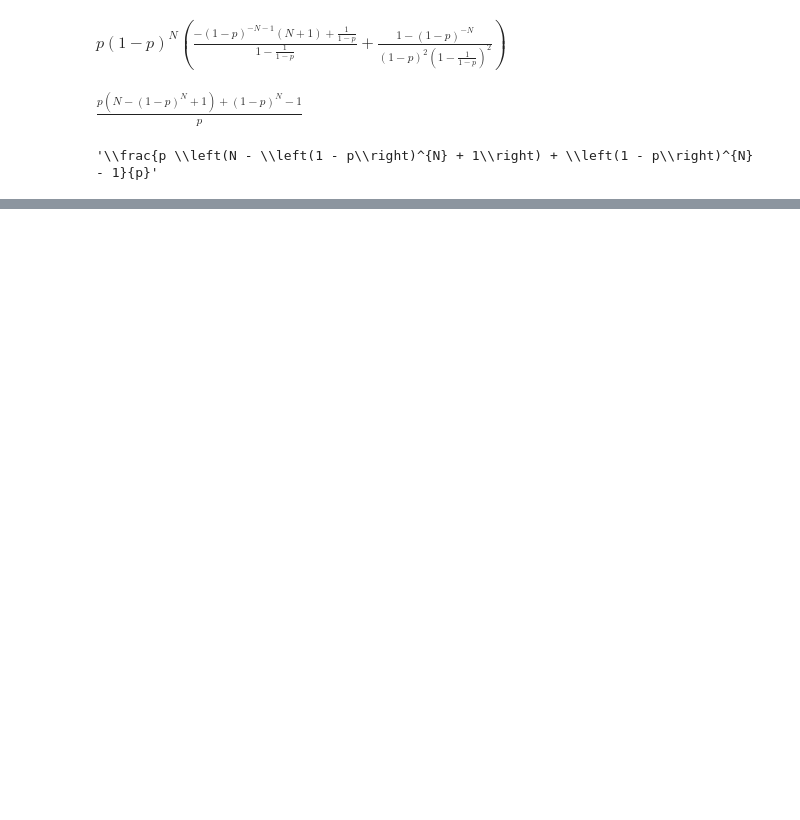
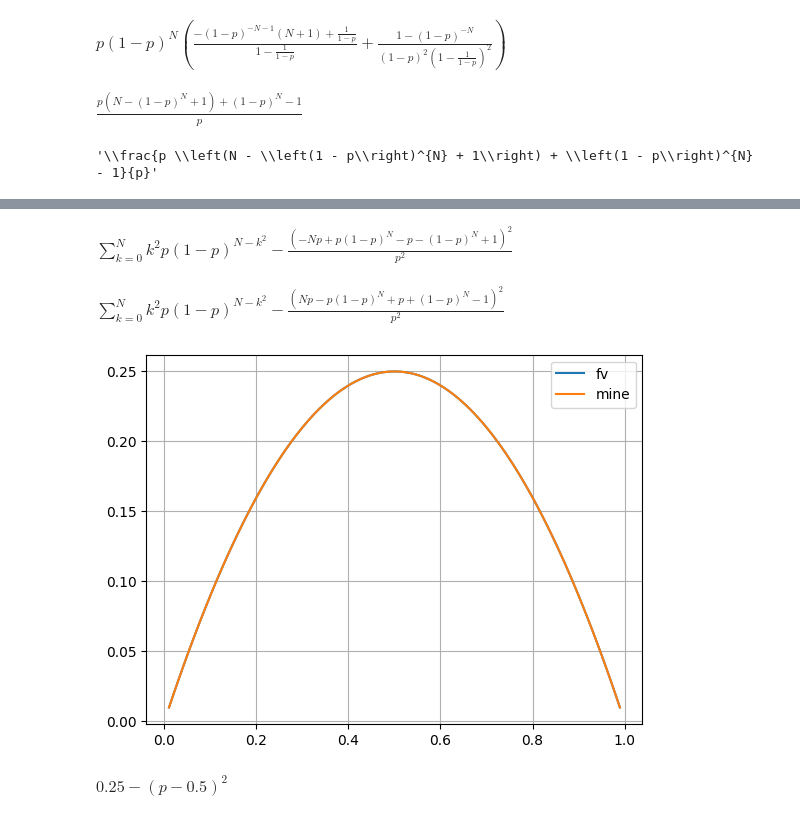
Before and after one commit to nunofachada/latas_probability, a Jupyter notebook: simplify.ipynb, the cells around one changed output, grey strips where cells are left out. Saved outputs shown, nothing was run; the diff lists cells and outputs as text; code cells hidden in the pictures; blank space fills up the shorter version.

Commit message:
More advances on variance

```diff
--- a/simplify.ipynb
+++ b/simplify.ipynb
@@ -55,0 +67,33 @@ ax.grid()
+# %%
+# Variance
+
+fv = summation((k**2)*p*(1-p)**(N-k**2), (k, 0, N))-f4s**2
+
+fv
+# %% [output]
+$\displaystyle \sum_{k=0}^{N} k^{2} p \left(1 - p\right)^{N - k^{2}} - \frac{\left(- N p + p \left(1 - p\right)^{N} - p - \left(1 - p\right)^{N} + 1\right)^{2}}{p^{2}}$
+# %%
+simplify(fv)
+# %% [output]
+$\displaystyle \sum_{k=0}^{N} k^{2} p \left(1 - p\right)^{N - k^{2}} - \frac{\left(N p - p \left(1 - p\right)^{N} + p + \left(1 - p\right)^{N} - 1\right)^{2}}{p^{2}}$
+# %%
+fvl = lambdify((p, N), fv)
+
+#fvl(0.5, 10)
+fvv = np.vectorize(fvl, excluded=['N', 'k'])
+N_ = 1
+ps = np.linspace(0.01,0.99,100)
+fig, ax = plt.subplots()
+ax.plot(ps, fvv(ps, N_), label='fv')
+ax.plot(ps, -(ps-0.5)**2+0.25, label='mine')
+#ax.plot(ps, -np.power(fun2v(ps, N_), 2), label='EV^2')
+ax.legend()
+ax.grid()
+# %% [output]
+[figure, added]
+# %%
+fv_mine = -(p - 1/2)**2 + 1/4
+
+fv_mine
+# %% [output]
+$\displaystyle 0.25 - \left(p - 0.5\right)^{2}$
```
Also changed, not shown: parts of 5 cells of this notebook, 1 other file.
